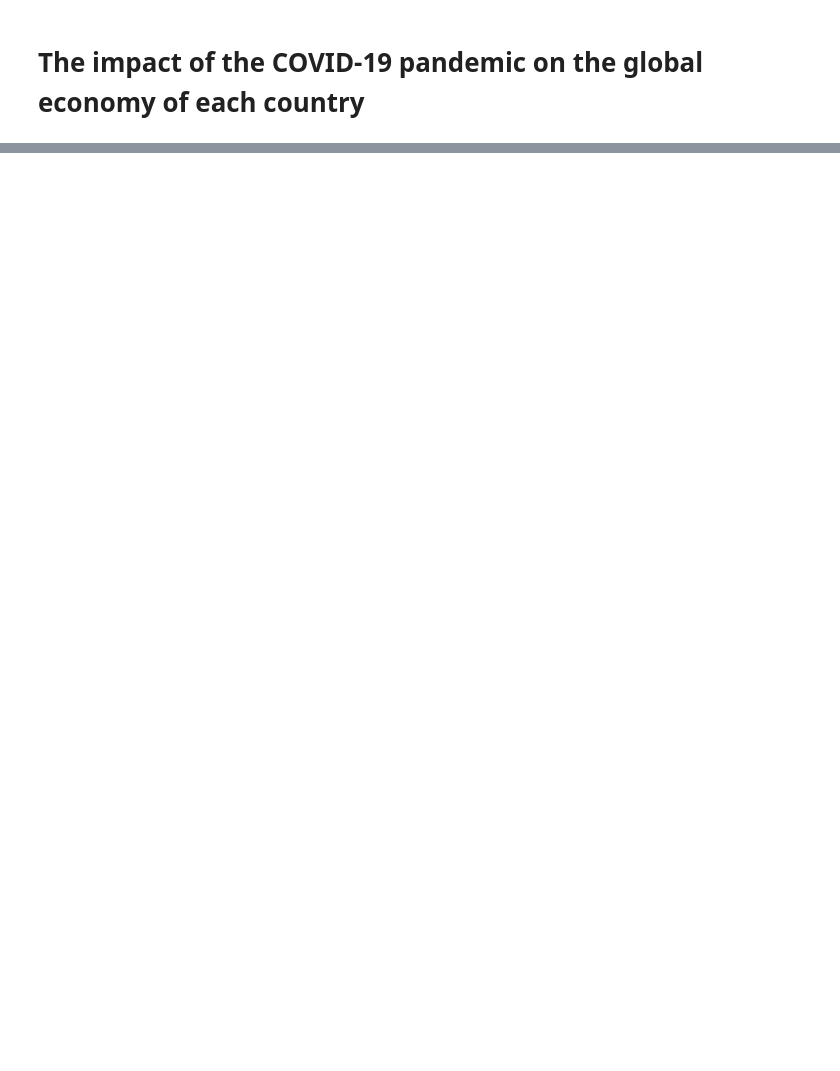
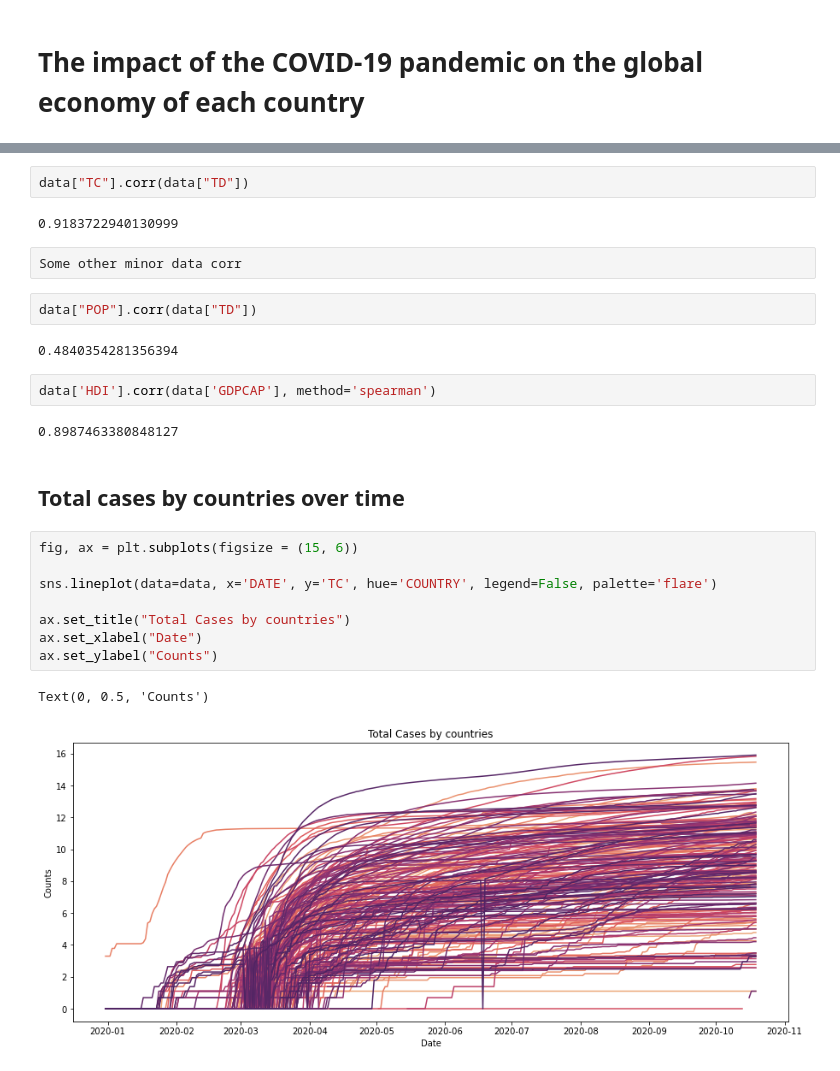
Before and after one commit to csrdsg/Impact-of-Covid-19-Pandemic-on-the-Global-Economy-Notebook, a Jupyter notebook: data_analsys.ipynb, the cells around one changed output, grey strips where cells are left out. Drawn from its saved outputs; the diff is of its cells as text; blank space fills up the shorter version.

```diff
--- a/data_analsys.ipynb
+++ b/data_analsys.ipynb
@@ -157,0 +146,27 @@ ax.xaxis.set_major_formatter(md.DateFormatter('%Y-%m-%d'))
+# %%
+data["TC"].corr(data["TD"])
+# %% [output]
+0.9183722940130999
+# %%
+Some other minor data corr
+# %%
+data["POP"].corr(data["TD"])
+# %% [output]
+0.4840354281356394
+# %%
+data['HDI'].corr(data['GDPCAP'], method='spearman')
+# %% [output]
+0.8987463380848127
+# %% [markdown]
+## Total cases by countries over time
+# %%
+fig, ax = plt.subplots(figsize = (15, 6))
+
+sns.lineplot(data=data, x='DATE', y='TC', hue='COUNTRY', legend=False, palette='flare')
+
+ax.set_title("Total Cases by countries")
+ax.set_xlabel("Date")
+ax.set_ylabel("Counts")
+# %% [output]
+Text(0, 0.5, 'Counts')
+[figure, added]
```
Also changed, not shown: parts of 20 cells of this notebook, 1 other file.
